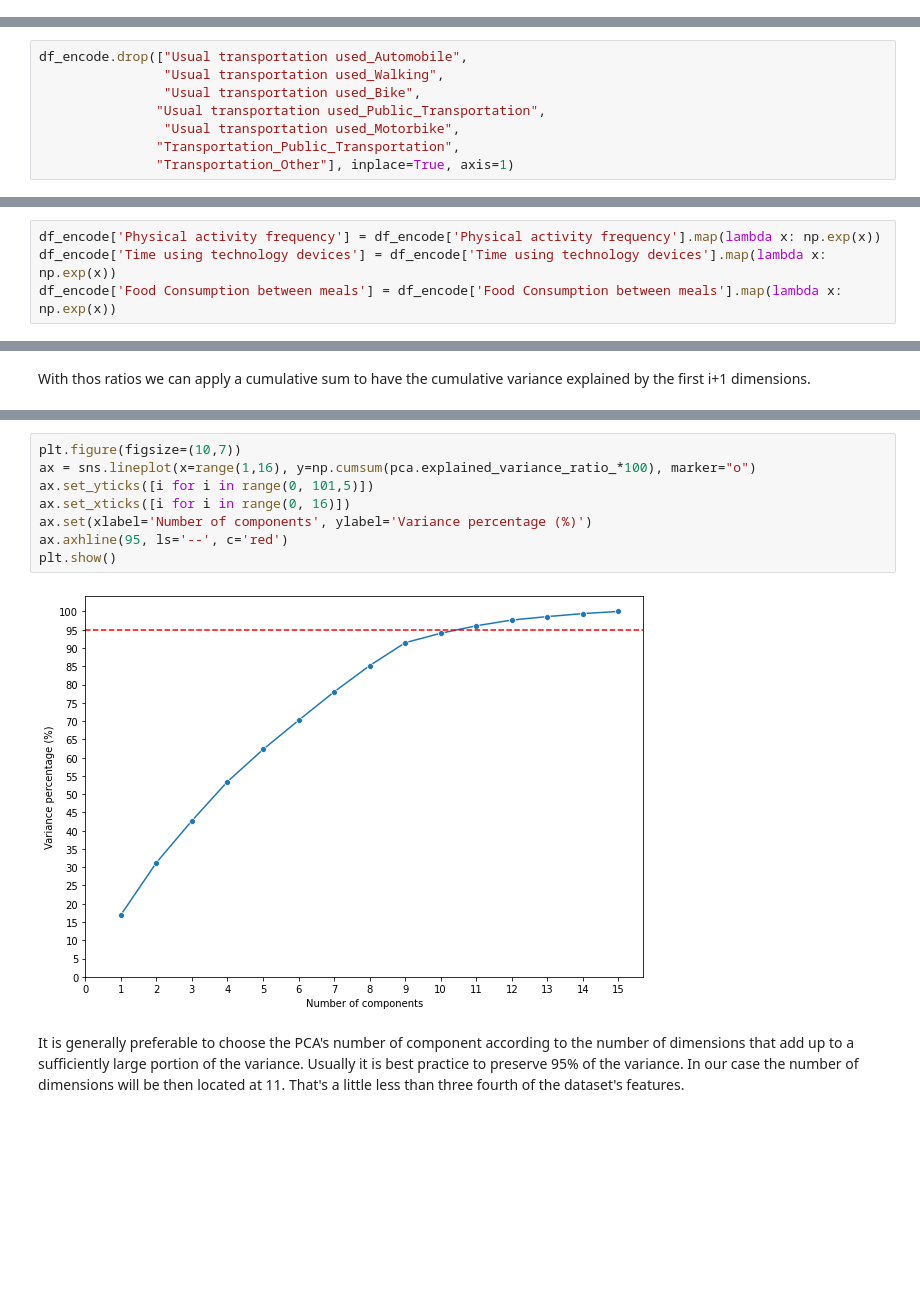
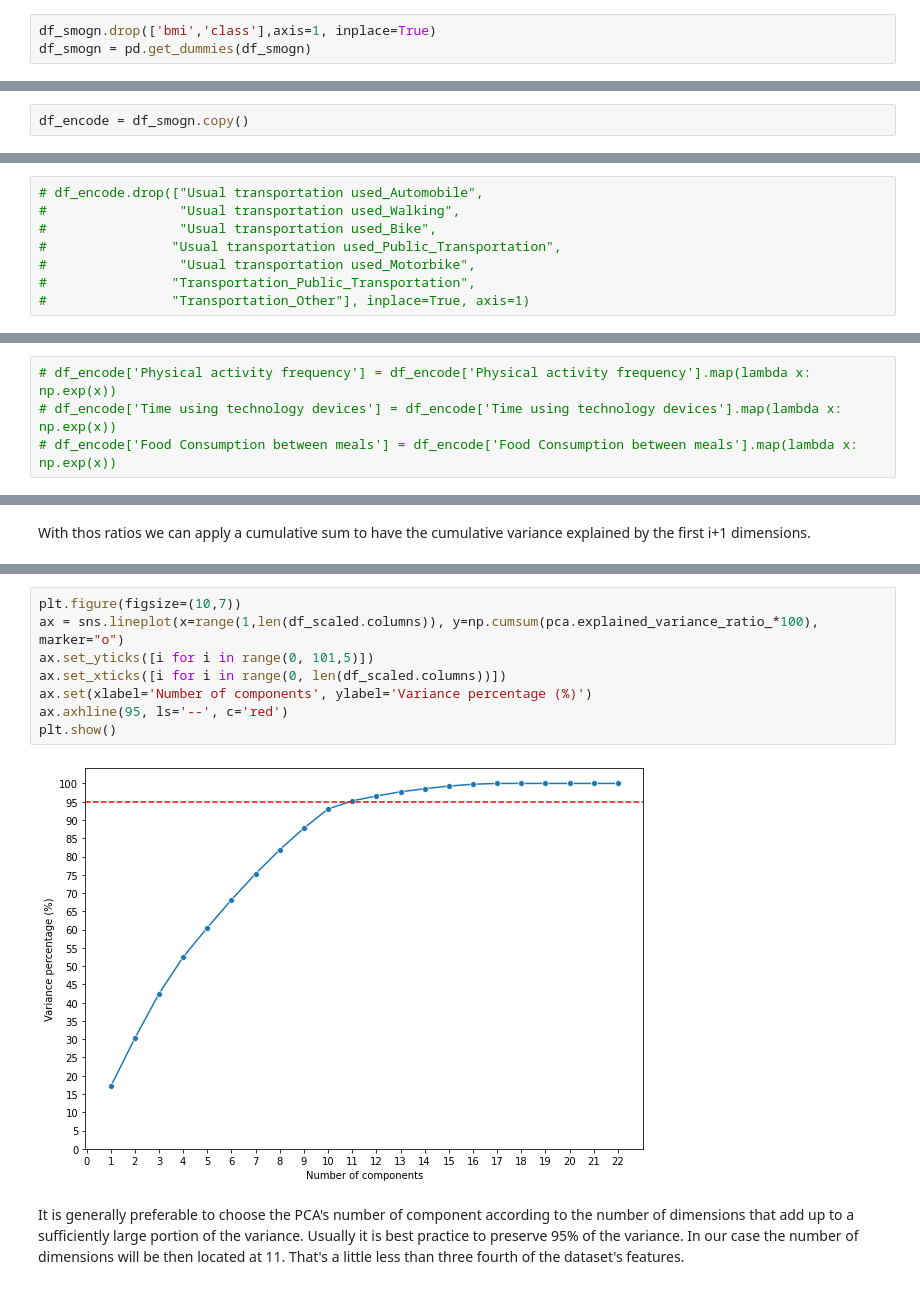
Before and after one commit to mwilk1904/Machine-Learning-Obesity-Prediction, a Jupyter notebook: Project's notebook.ipynb, the cells around one changed output, grey strips where cells are left out. Saved outputs shown, nothing was run; the diff lists cells and outputs as text; blank space fills up the shorter version.

```diff
--- a/Project's notebook.ipynb
+++ b/Project's notebook.ipynb
@@ -446,0 +509,3 @@ df_encode.head()
+# %%
+df_smogn.drop(['bmi','class'],axis=1, inplace=True)
+df_smogn = pd.get_dummies(df_smogn)
@@ -447,3 +532,5 @@ df_encode.head()
+# %%
+df_encode = df_smogn.copy()
 # %% [markdown]
 We then check the linear correlation of all the features to the weight feature.
 # %%
@@ -469,10 +555,10 @@ Name: Weight, dtype: float64
 # %% [markdown]
 Our new feature has a better or the same correlation as the _Usual transportation used_ and _Transportation_. We will drop those as they are redundant.
 # %%
-df_encode.drop(["Usual transportation used_Automobile",
-                "Usual transportation used_Walking",
-                "Usual transportation used_Bike",
-               "Usual transportation used_Public_Transportation",
-                "Usual transportation used_Motorbike",
-               "Transportation_Public_Transportation",
-               "Transportation_Other"], inplace=True, axis=1)
+# df_encode.drop(["Usual transportation used_Automobile",
+#                 "Usual transportation used_Walking",
+#                 "Usual transportation used_Bike",
+#                "Usual transportation used_Public_Transportation",
+#                 "Usual transportation used_Motorbike",
+#                "Transportation_Public_Transportation",
+#                "Transportation_Other"], inplace=True, axis=1)
@@ -498,9 +607,9 @@ Name: Weight, dtype: float64
 # %% [markdown]
 Another transformation that we can try if to transform not linearly the features _Physical activity frequency_, _Time using technology devices_ and _Food Consumption between meals_. We can try to put a bigger weight to bigger values.
 # %%
-df_encode['Physical activity frequency'] = df_encode['Physical activity frequency'].map(lambda x: np.exp(x))
-df_encode['Time using technology devices'] = df_encode['Time using technology devices'].map(lambda x: np.exp(x))
-df_encode['Food Consumption between meals'] = df_encode['Food Consumption between meals'].map(lambda x: np.exp(x))
+# df_encode['Physical activity frequency'] = df_encode['Physical activity frequency'].map(lambda x: np.exp(x))
+# df_encode['Time using technology devices'] = df_encode['Time using technology devices'].map(lambda x: np.exp(x))
+# df_encode['Food Consumption between meals'] = df_encode['Food Consumption between meals'].map(lambda x: np.exp(x))
 # %%
 df_encode.corr()['Weight'].sort_values(0, False)[1:]
 # %% [output]
@@ -652,13 +771,13 @@ array([ 16.95167326,  31.24567861,  42.73419802,  53.42858338,
 # %%
 plt.figure(figsize=(10,7))
-ax = sns.lineplot(x=range(1,16), y=np.cumsum(pca.explained_variance_ratio_*100), marker="o")
+ax = sns.lineplot(x=range(1,len(df_scaled.columns)), y=np.cumsum(pca.explained_variance_ratio_*100), marker="o")
 ax.set_yticks([i for i in range(0, 101,5)])
-ax.set_xticks([i for i in range(0, 16)])
+ax.set_xticks([i for i in range(0, len(df_scaled.columns))])
 ax.set(xlabel='Number of components', ylabel='Variance percentage (%)')
 ax.axhline(95, ls='--', c='red')
 plt.show()
 # %% [output]
-[figure, old version]
+[figure, new version]
 # %% [markdown]
 It is generally preferable to choose the PCA's number of component according to the number of dimensions that add up to a sufficiently large portion of the variance. Usually it is best practice to preserve 95% of the variance. In our case the number of dimensions will be then located at 11. That's a little less than three fourth of the dataset's features.
 # %%
```
Also changed, not shown: parts of 41 cells of this notebook.
